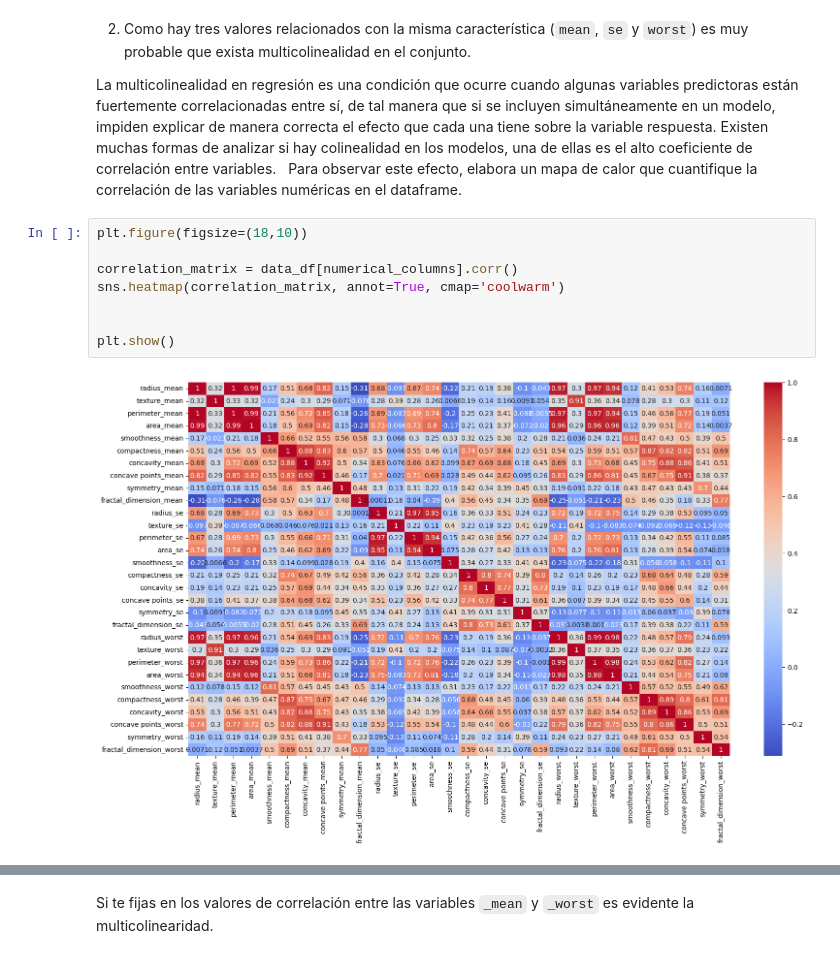
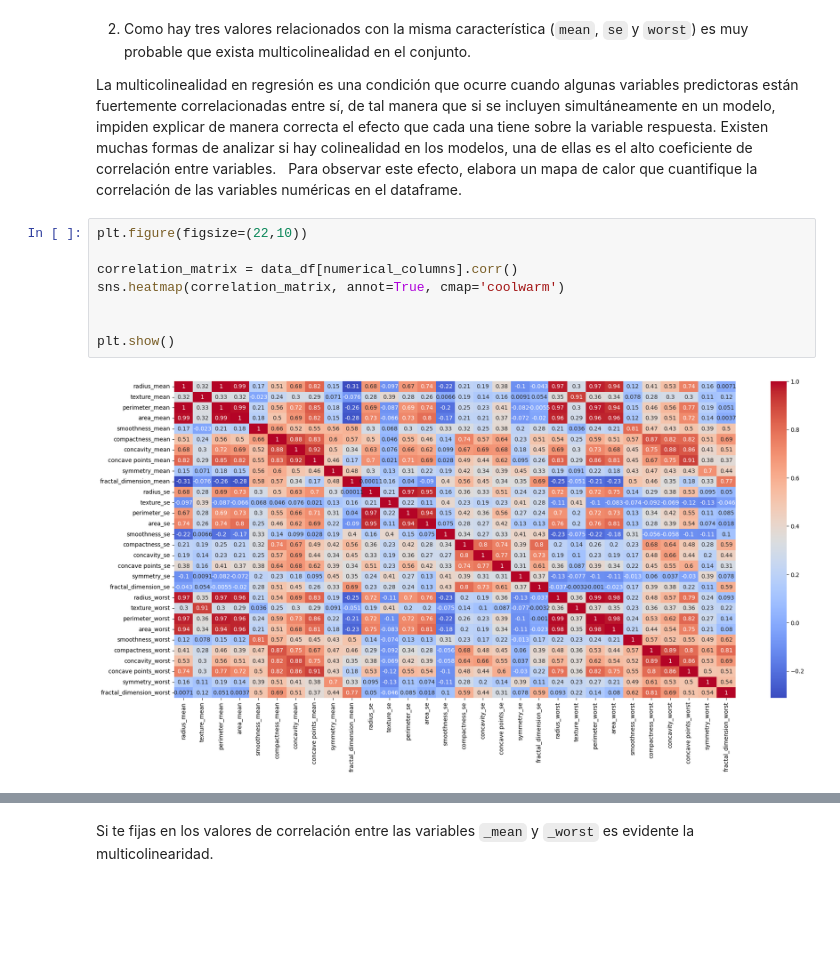
Before and after one commit to Janet16180/grupo_6_ciencia_de_datos, a Jupyter notebook: Actividad9RLog.ipynb, the cells around one changed output, grey strips where cells are left out. Saved outputs shown, nothing was run; the diff lists cells and outputs as text; blank space fills up the shorter version.

```diff
--- a/Actividad9RLog.ipynb
+++ b/Actividad9RLog.ipynb
@@ -144,15 +144,15 @@ La multicolinealidad en regresión es una condición que ocurre cuando algunas v
 
 Para observar este efecto, elabora un mapa de calor que cuantifique la correlación de las variables numéricas en el dataframe.
 # %%
-plt.figure(figsize=(18,10))
+plt.figure(figsize=(22,10))
 
 correlation_matrix = data_df[numerical_columns].corr()
 sns.heatmap(correlation_matrix, annot=True, cmap='coolwarm')
 
 
 plt.show()
 # %% [output]
-[figure, old version]
+[figure, new version]
 # %%
 correlation_matrix = correlation_matrix.abs()
 
```
Also changed, not shown: parts of 9 cells of this notebook.
